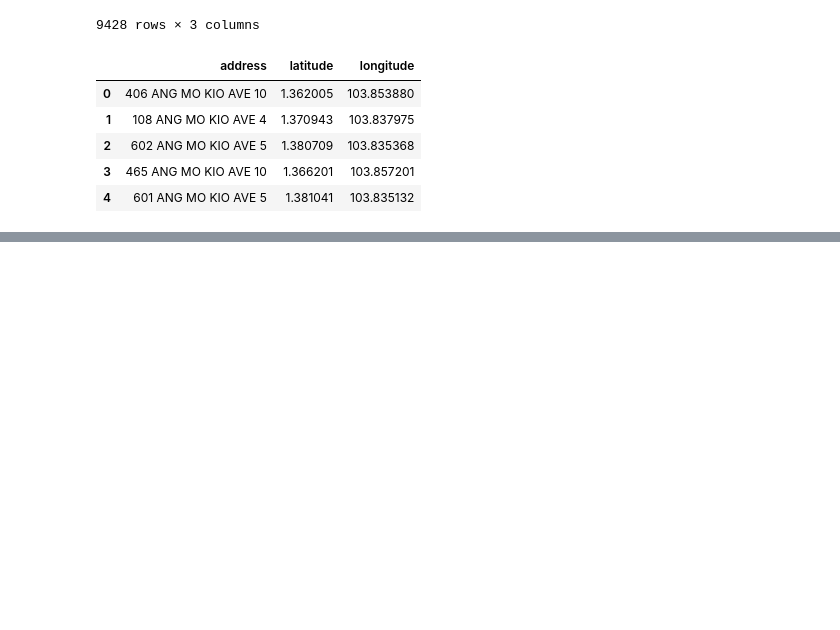
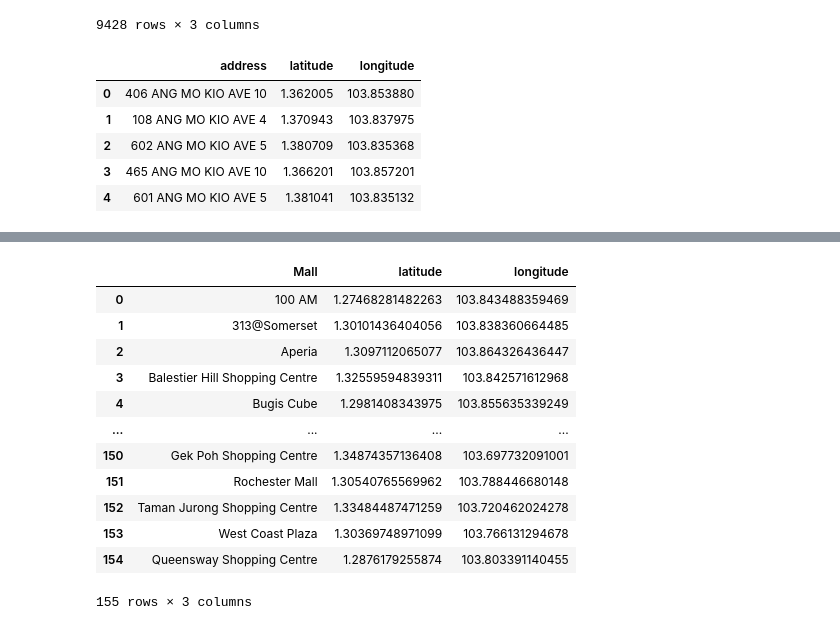
Before and after one commit to raychng/bt4222-project, a Jupyter notebook: data-cleaning.ipynb, the cells around one changed output, grey strips where cells are left out. Cells and saved outputs as stored; diff of their text form; code cells hidden in the pictures; blank space fills up the shorter version.

Commit message:
shopping mall coordinates added

```diff
--- a/data-cleaning.ipynb
+++ b/data-cleaning.ipynb
@@ -349,0 +398,17 @@ hdb_coordinates_df.head()
+# %%
+latitude = []
+longitude = []
+not_found = []
+for mall in final_mall_list:
+    query_string='https://developers.onemap.sg/commonapi/search?searchVal='+str(mall)+'&returnGeom=Y&getAddrDetails=Y&pageNum=1'
+    resp = requests.get(query_string)
+
+#Convert JSON into Python Object
+    data_geo_location=json.loads(resp.content)
+    if data_geo_location['found'] != 0:
+        latitude.append(data_geo_location['results'][0]['LATITUDE'])
+        longitude.append(data_geo_location['results'][0]['LONGITUDE'])
+        print (mall + " ,Lat: " + data_geo_location['results'][0]['LATITUDE'] + " Long: " + data_geo_location['results'][0]['LONGITUDE'])
+    else:
+        print (mall + "No Results")
+        not_found.append(mall)
@@ -349,0 +433,24 @@ hdb_coordinates_df.head()
+# %%
+#removing not found from list:
+shopping_mall_list =[]
+for i in final_mall_list:
+    if i not in not_found:
+        shopping_mall_list.append(i)
+# %%
+mall_coordinates_df = pd.DataFrame({'Mall': shopping_mall_list, 'latitude': latitude, 'longitude': longitude})
+# %%
+mall_coordinates_df
+# %% [output]
+|  | Mall | latitude | longitude |
+| 0 | 100 AM | 1.27468281482263 | 103.843488359469 |
+| 1 | 313@Somerset | 1.30101436404056 | 103.838360664485 |
+| 2 | Aperia | 1.3097112065077 | 103.864326436447 |
+| 3 | Balestier Hill Shopping Centre | 1.32559594839311 | 103.842571612968 |
+| 4 | Bugis Cube | 1.2981408343975 | 103.855635339249 |
+| ... | ... | ... | ... |
+| 150 | Gek Poh Shopping Centre | 1.34874357136408 | 103.697732091001 |
+| 151 | Rochester Mall | 1.30540765569962 | 103.788446680148 |
+| 152 | Taman Jurong Shopping Centre | 1.33484487471259 | 103.720462024278 |
+| 153 | West Coast Plaza | 1.30369748971099 | 103.766131294678 |
+| 154 | Queensway Shopping Centre | 1.2876179255874 | 103.803391140455 |
+155 rows × 3 columns
```
Also changed, not shown: parts of 5 cells of this notebook, 1 other file.
